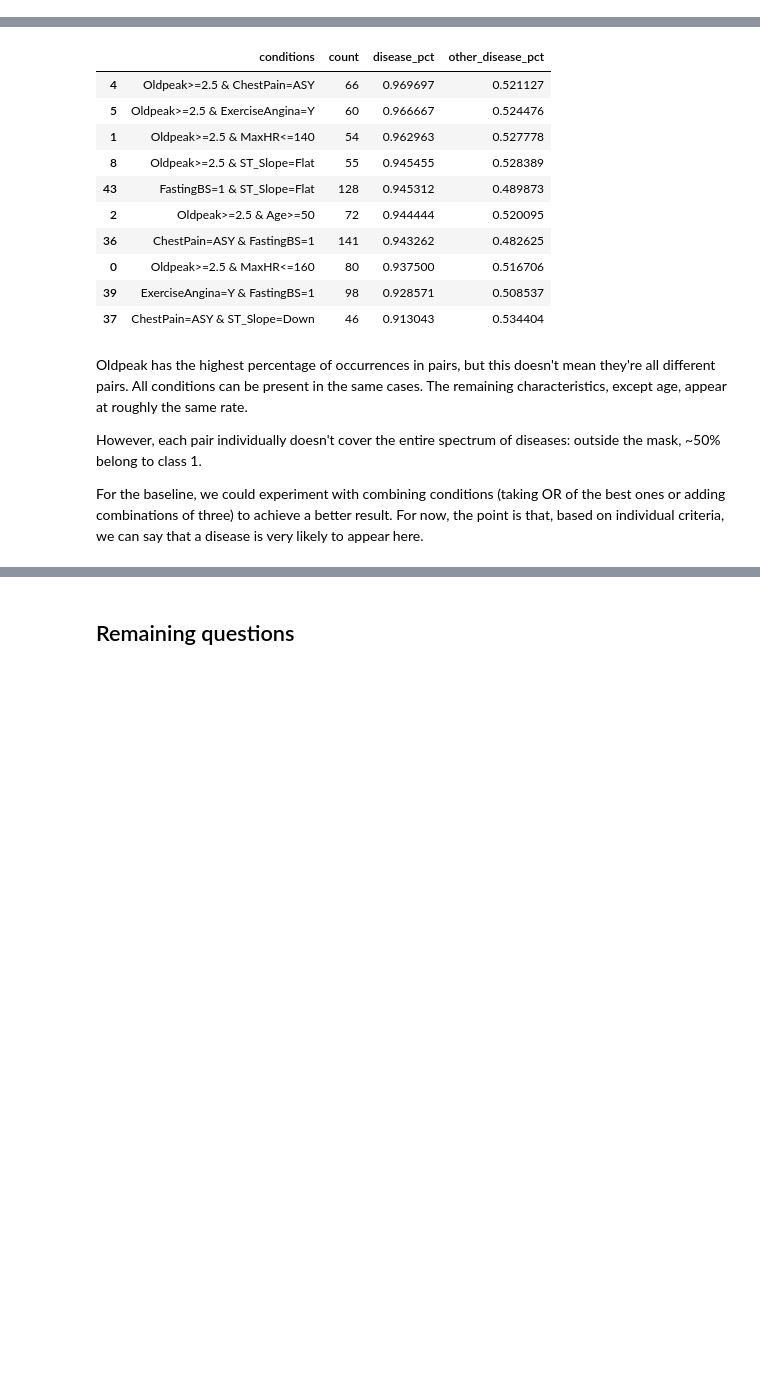
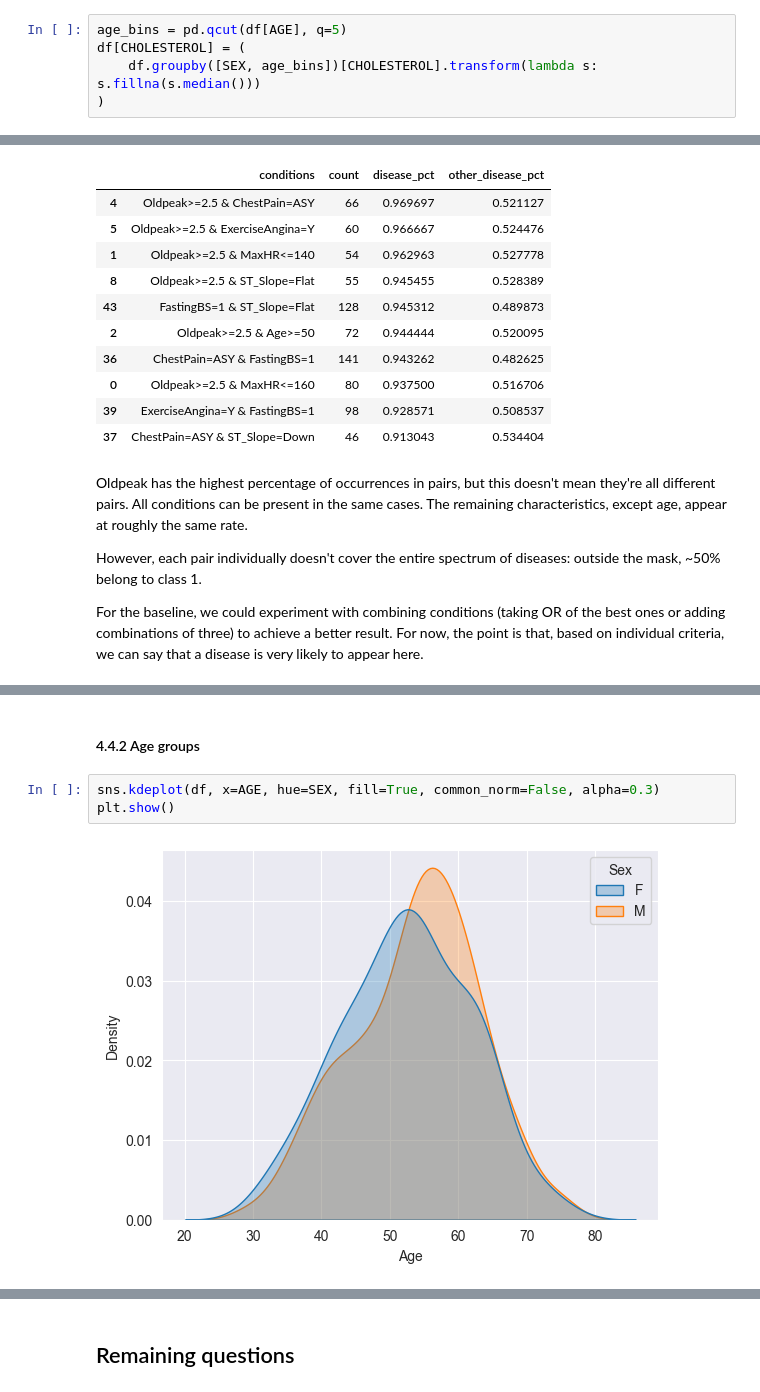
Before and after one commit to Lymuthien/heart_failure, a Jupyter notebook: notebooks/1.0-eda.ipynb, the cells around one changed output, grey strips where cells are left out. Cells and saved outputs as stored; diff of their text form; blank space fills up the shorter version.

```diff
--- a/notebooks/1.0-eda.ipynb
+++ b/notebooks/1.0-eda.ipynb
@@ -216,3 +216,8 @@ I'm thinking of filling in the values as follows: divide the data into four grou
+# %%
+age_bins = pd.qcut(df[AGE], q=5)
+df[CHOLESTEROL] = (
+    df.groupby([SEX, age_bins])[CHOLESTEROL].transform(lambda s: s.fillna(s.median()))
+)
 # %% [markdown]
 #### 4.1.2 Huge rare values
 # %%
@@ -386,0 +424,7 @@ For the baseline, we could experiment with combining conditions (taking OR of th
+# %% [markdown]
+#### 4.4.2 Age groups
+# %%
+sns.kdeplot(df, x=AGE, hue=SEX, fill=True, common_norm=False, alpha=0.3)
+plt.show()
+# %% [output]
+[figure, added]
```
Also changed, not shown: parts of 18 cells of this notebook, 1 other file.
